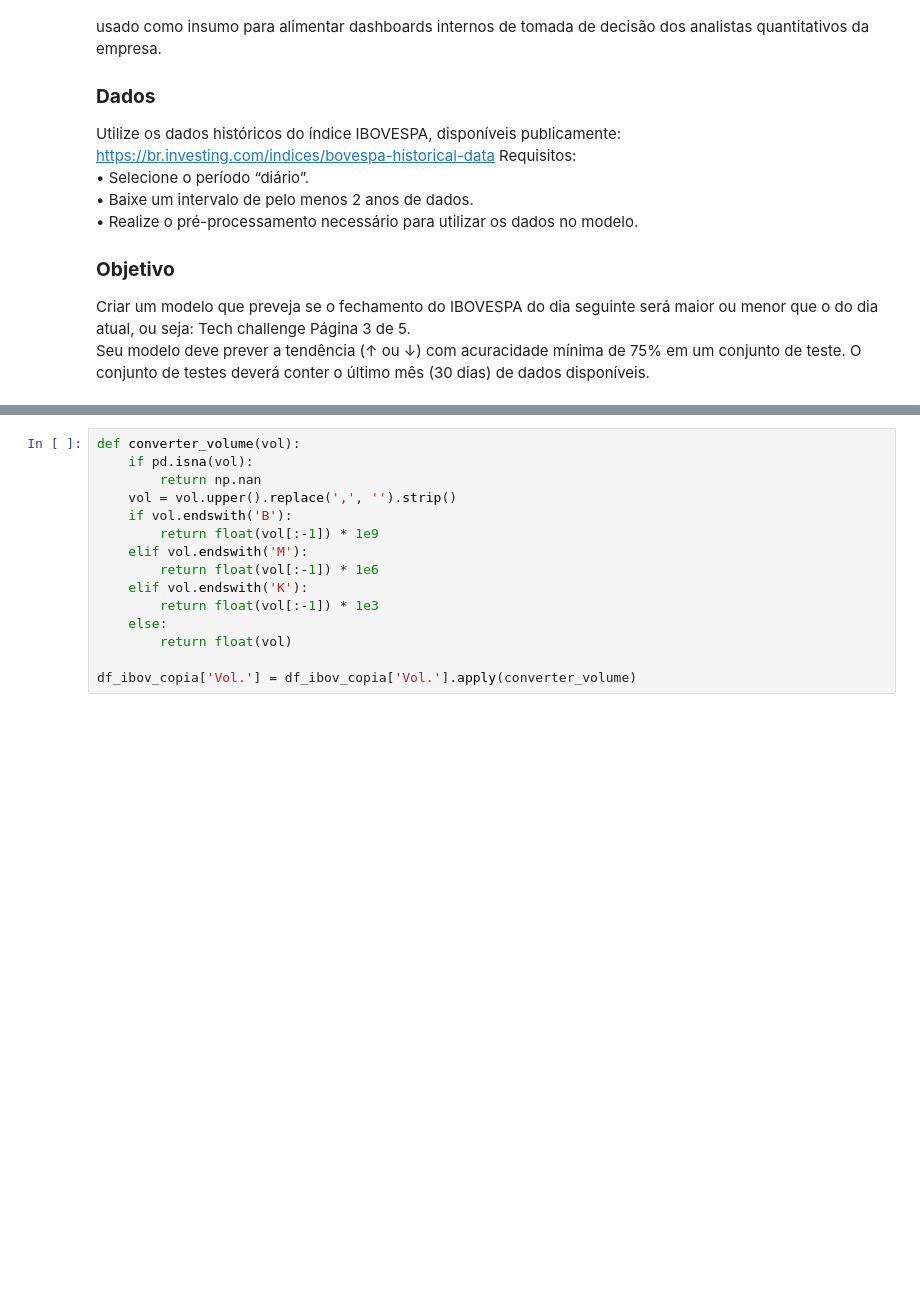
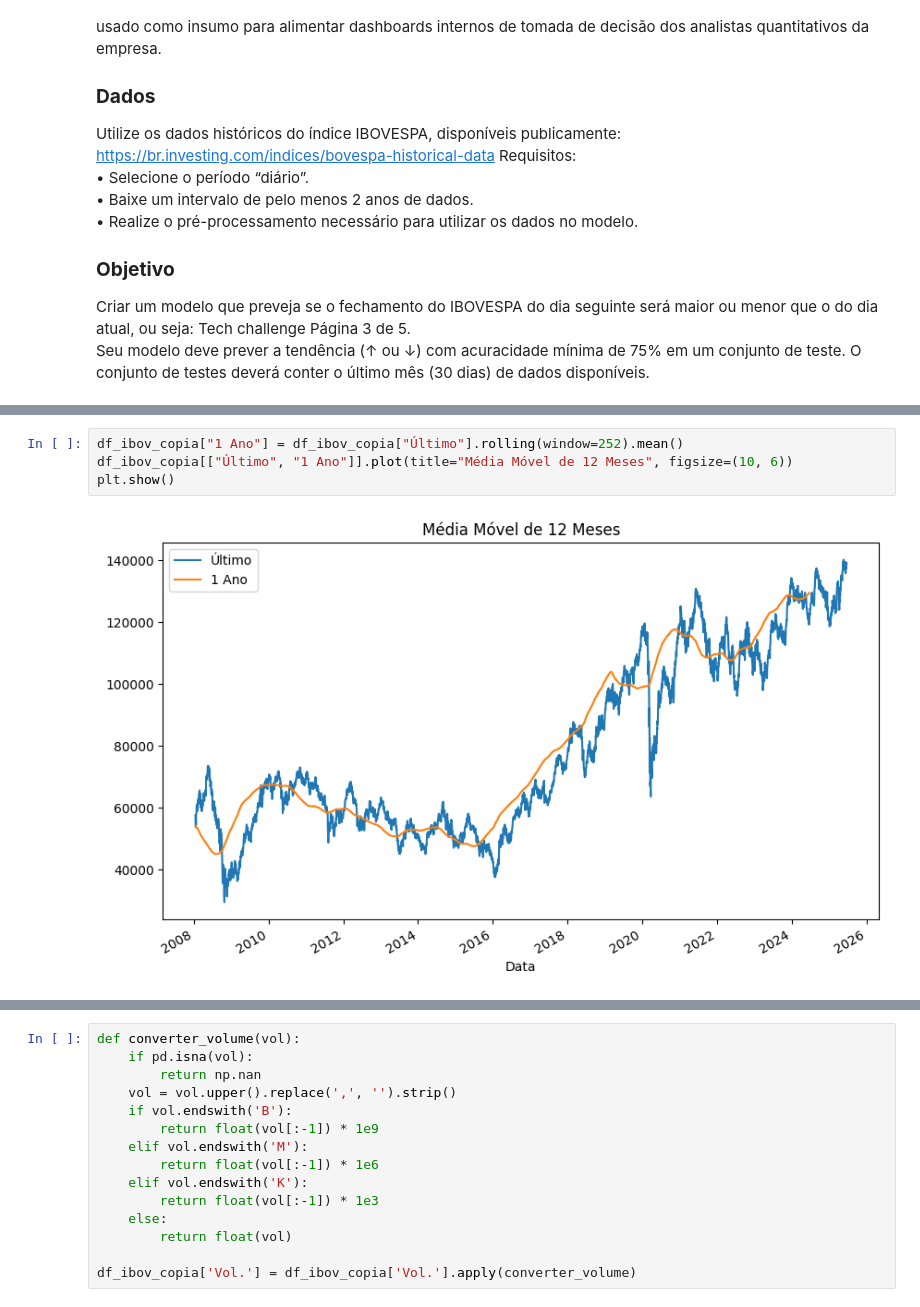
Before and after one commit to JacksonvBarbosa/Analise_Indice_Ibovespa, a Jupyter notebook: Codigo/DadosIbovespa.ipynb, the cells around one changed output, grey strips where cells are left out. Drawn from its saved outputs; the diff is of its cells as text; blank space fills up the shorter version.

```diff
--- a/Codigo/DadosIbovespa.ipynb
+++ b/Codigo/DadosIbovespa.ipynb
@@ -90,0 +128,6 @@ df_ibov_copia['Data'] = pd.to_datetime(df_ibov_copia['Data'], format='%d/%m/%Y')
+# %%
+df_ibov_copia["1 Ano"] = df_ibov_copia["Último"].rolling(window=252).mean()
+df_ibov_copia[["Último", "1 Ano"]].plot(title="Média Móvel de 12 Meses", figsize=(10, 6))
+plt.show()
+# %% [output]
+[figure, added]
```
Also changed, not shown: parts of 26 cells of this notebook.
